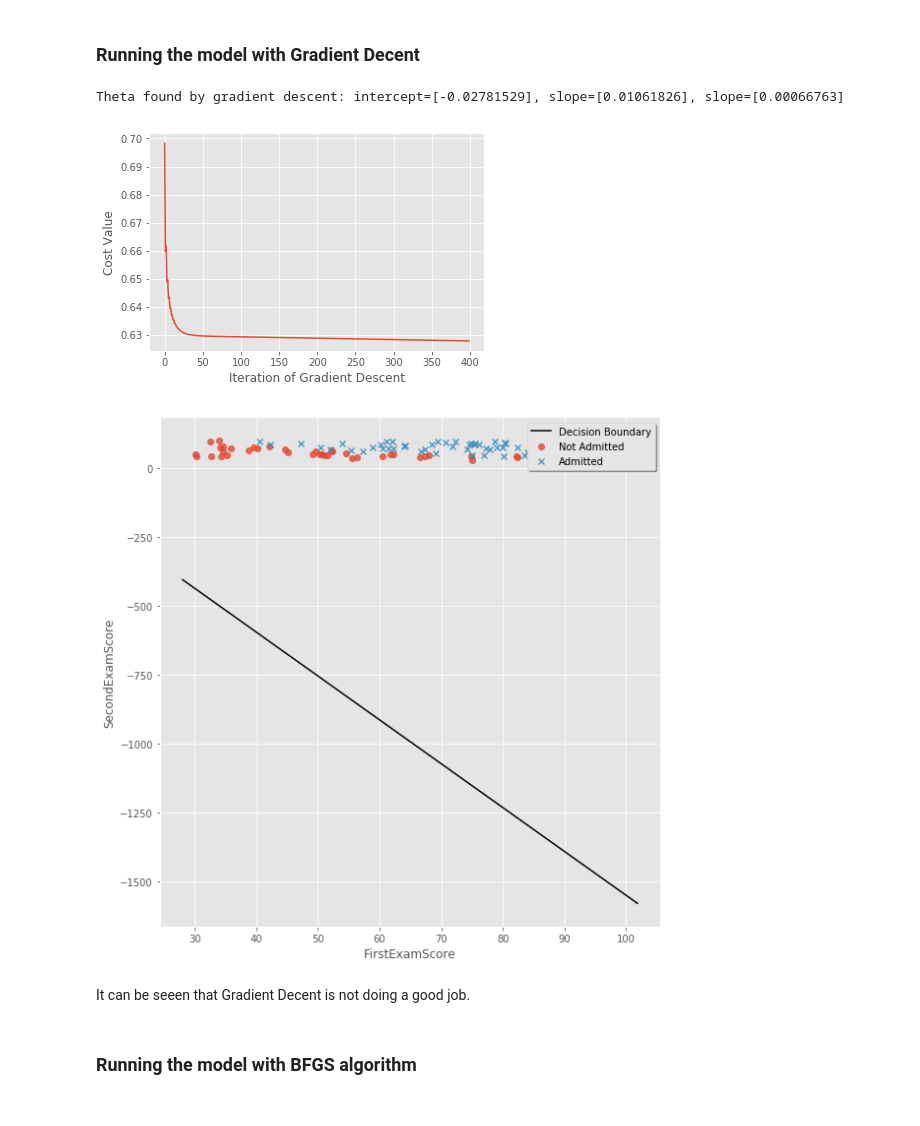
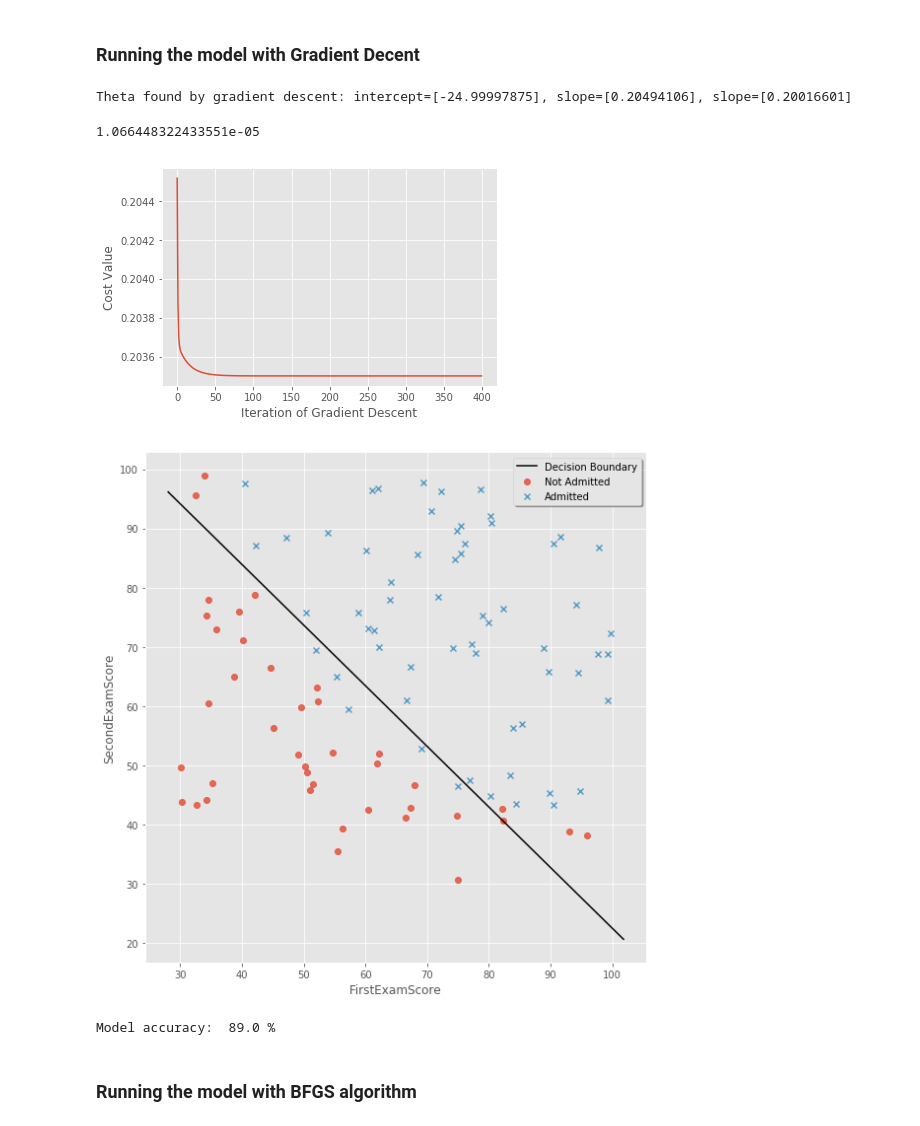
Before and after one commit to Pptr95/machine-learning-AndrewNg, a Jupyter notebook: assignment2/ex2/LogisticRegression.ipynb, the cells around one changed output. Drawn from its saved outputs; the diff is of its cells as text; code cells hidden in the pictures.

```diff
--- a/assignment2/ex2/LogisticRegression.ipynb
+++ b/assignment2/ex2/LogisticRegression.ipynb
@@ -83,13 +84,19 @@ def predict(X, theta):
 # %% [markdown]
 ### Running the model with Gradient Decent
 # %%
-theta = np.zeros((3, 1))
+#theta = np.zeros((3, 1))
+theta = np.array([-25, 0.2, 0.2]).reshape(-1, 1)
 iterations =400
 alpha = 0.001
 theta, J_history = gradientDescent(X, y, theta, alpha, iterations)
 print("Theta found by gradient descent: intercept={0}, slope={1}, slope={2} ".format(theta[0],theta[1], theta[2]))
 # %% [output]
-Theta found by gradient descent: intercept=[-0.02781529], slope=[0.01061826], slope=[0.00066763]
+Theta found by gradient descent: intercept=[-24.99997875], slope=[0.20494106], slope=[0.20016601]
+# %%
+from scipy.optimize import check_grad
+check_grad(costFunction, computeGradient, theta.squeeze(), X, y)
+# %% [output]
+1.066448322433551e-05
 # %%
 fig = plt.figure()
 ax = fig.add_subplot(1, 1, 1)
@@ -98,19 +105,23 @@ plt.ylabel('Cost Value')
 plt.xlabel('Iteration of Gradient Descent')
 plt.show()
 # %% [output]
-[figure, old version]
+[figure, new version]
 # %%
 plotx, ploty= plotDecisionBoundary(X, theta)
 g = sns.lmplot("FirstExamScore", "SecondExamScore", hue="Admission",
-               data=students_exams, markers=["o", "x"], fit_reg=False, height=8, legend=False)
+               data=students_exams, markers=["o", "x"], fit_reg=False, size=8, legend=False)
 ax = g.ax
 ax.plot(plotx, ploty, color='k', label='Decision Boundary')
 legend = ax.legend(loc=1, shadow=True)
 plt.show()
 # %% [output]
-[figure, old version]
+[figure, new version]
-# %% [markdown]
-It can be seeen that Gradient Decent is not doing a good job.
+# %%
+prob = predict(X, theta)
+p = np.where(prob == y, 1, 0)
+print("Model accuracy: ", p.sum()/y.shape[0] * 100, "%")
+# %% [output]
+Model accuracy:  89.0 %
 # %% [markdown]
 ### Running the model with  BFGS algorithm
 # %%
```
Also changed, not shown: parts of 54 cells of this notebook, 2 other files.
